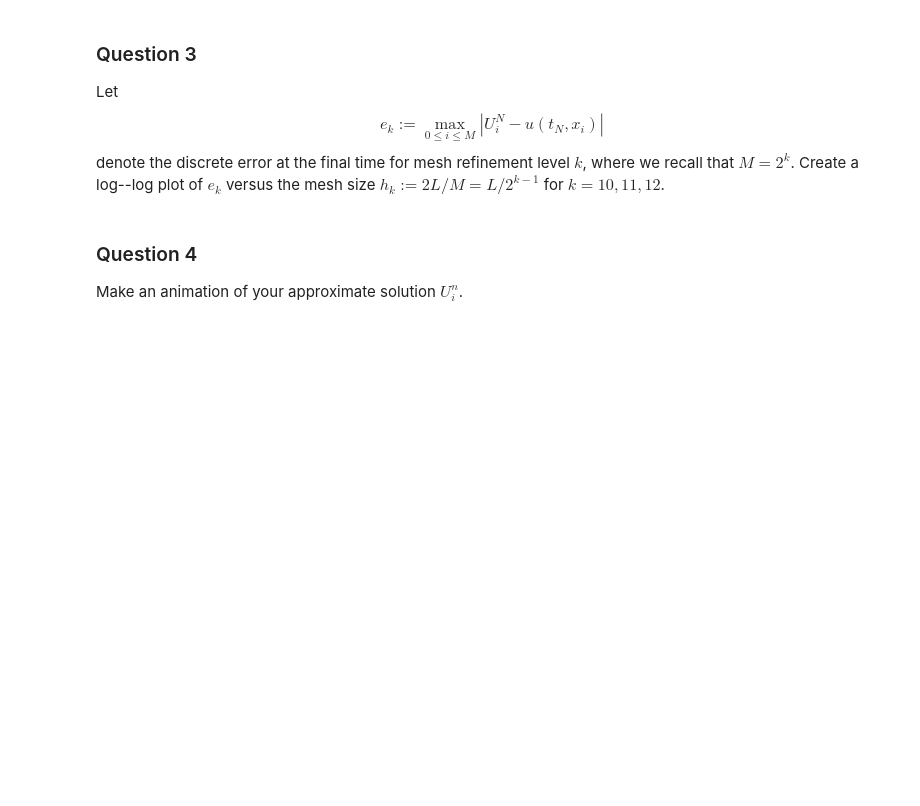
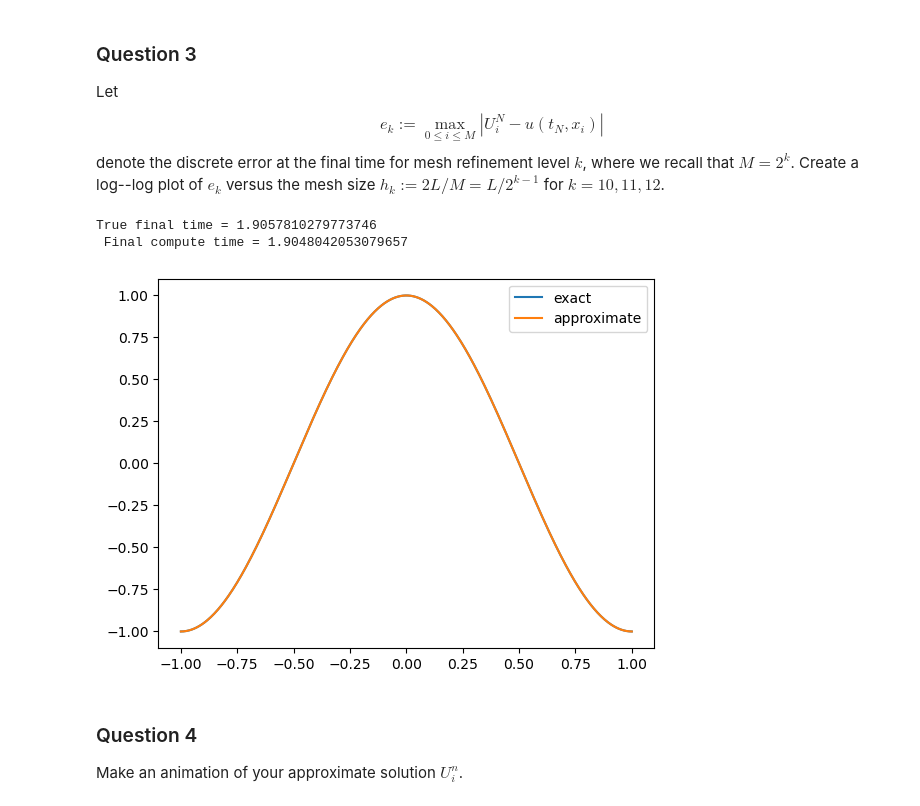
Before and after one commit to Gerbeset/pde_summer_school_2026_solitons, a Jupyter notebook: maya/soliton_project_template2.ipynb, the cells around one changed output. Drawn from its saved outputs; the diff is of its cells as text; code cells hidden in the pictures; blank space fills up the shorter version.

```diff
--- a/maya/soliton_project_template2.ipynb
+++ b/maya/soliton_project_template2.ipynb
@@ -126,3 +189,47 @@ def compute_errors():
+# %%
+#def compute_errors():
+
+def u_exact(x, t):
+    return np.cos(np.pi * x + np.sqrt((np.pi**2 + 1)) * t)
+
+def test_wave_eq():
+    L = 1
+    c = 1
+    K = 9
+    M = 2**K
+    cfl = 0.25
+    a = -L
+    b = L
+    t = 5
+
+    # exact solution at the discrete grid points
+    h = (b - a) / (M)
+    T = (2 * np.pi) / np.sqrt(np.pi**2 + 1)
+    print(f"True final time = {T}")
+
+    N = int(c * T / (cfl * h))
+    tau = T / N
+
+    xs = [a + i * h for i in range(M + 1)]
+    U_exact = [u_exact(x, T) for x in xs]
+
+
+    # approximate solution
+    U_approx = solve_wave_equation(L = L, c = c, k = K, boundary_type = "periodic", u_0 = u_0, v_0 = v_0, f = f)
+
+
+    # plot solutions
+    plt.plot(xs, U_exact, label="exact")
+    plt.plot(xs, U_approx[:,-1], label="approximate")
+    plt.legend()
+    plt.show()
+
+
+test_wave_eq()
+# %% [output]
+True final time = 1.9057810279773746
+ Final compute time = 1.9048042053079657
+[figure, added]
 # %% [markdown]
 ### Question 4
 Make an animation of your approximate solution $U_i^n$.
```
Also changed, not shown: parts of 4 cells of this notebook.
